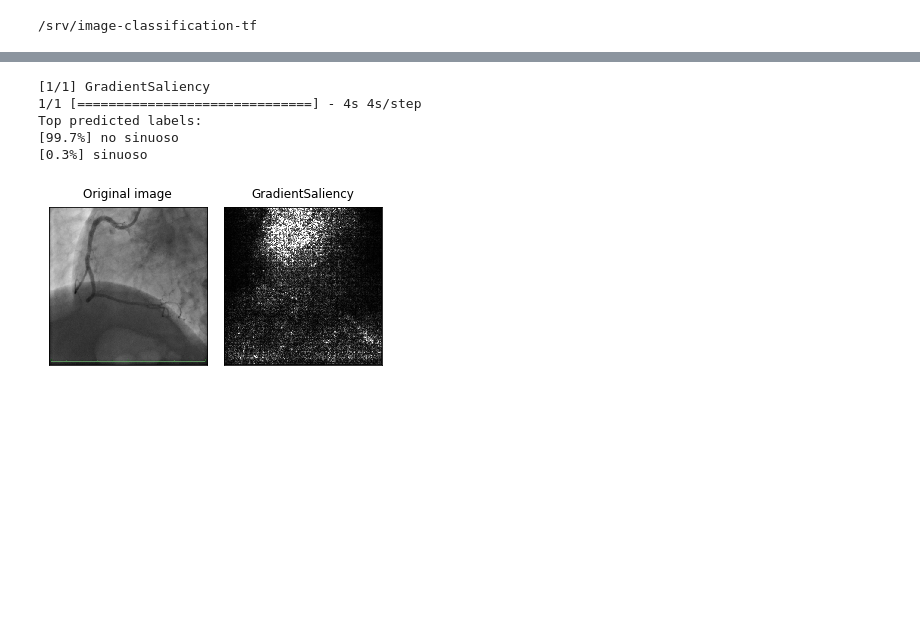
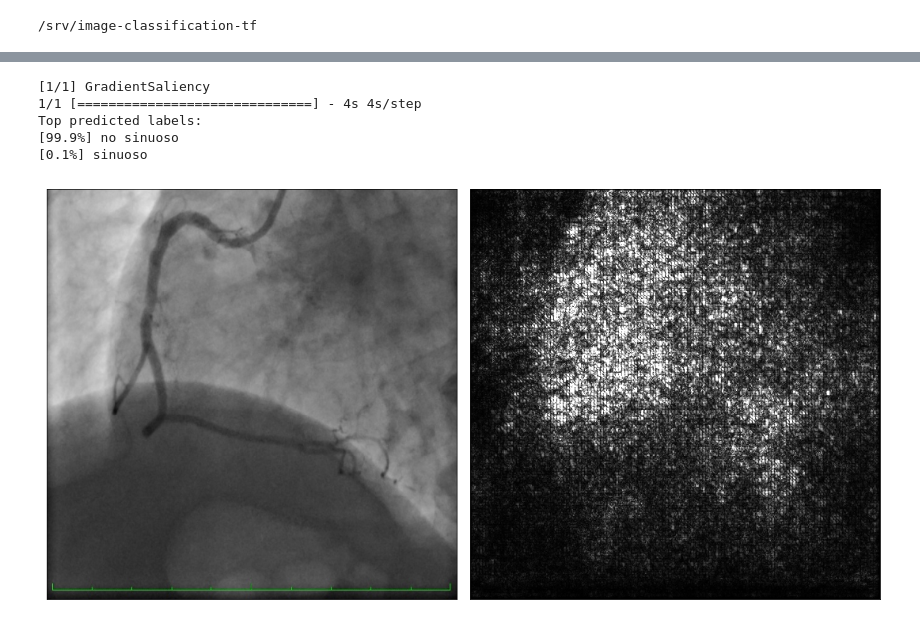
Before and after one commit to MiriamCobo/CoronaryArteries, a Jupyter notebook: notebooks/3.2-Saliency_maps-45.ipynb, the cells around one changed output, grey strips where cells are left out. Saved outputs shown, nothing was run; the diff lists cells and outputs as text; code cells hidden in the pictures; blank space fills up the shorter version.

```diff
--- a/notebooks/3.2-Saliency_maps-45.ipynb
+++ b/notebooks/3.2-Saliency_maps-45.ipynb
@@ -26,7 +26,7 @@ from imgclas.visualization.integrated_gradients import IntegratedGradients
 from imgclas.visualization.visual_backprop import VisualBackprop
 
 # User parameters to set
-TIMESTAMP = '2021-11-05_Tortuosidad_45_Xception_50ep'                       # timestamp of the model
+TIMESTAMP = '2022-04-19_Fold1SpAnd45Balanced_18ep_stop_16Batch'      # timestamp of the model
 MODEL_NAME = 'final_model.h5'                           # model to use to make the prediction
 TOP_K = 2                                               # number of top classes predictions to save
 
@@ -76,7 +64,7 @@ saliency_types = [GradientSaliency] # --> VisualBackprop seems to give errors
 # https://stackoverflow.com/questions/52606751/invalidargumenterror-input-10-is-both-fed-and-fetched posible solucion al error
 # solo deberiamos usar Gradients y GRadCAM de acuerdo con el paper
 # citado en https://glassboxmedicine.com/2019/10/12/guided-grad-cam-is-broken-sanity-checks-for-saliency-maps/
-figsize = 5
+figsize = 15
 fig, axs = plt.subplots(1, len(saliency_types)+1, figsize=(figsize*(len(saliency_types)), figsize))
 axbig=axs[0]
 
@@ -99,7 +87,7 @@ image = data_utils.load_image(FILEPATH)#
 image = data_utils.resize_im(image, height=conf['model']['image_size'], width=conf['model']['image_size'])
 
 axbig.imshow(image)
-axbig.set_title('Original image', fontsize=12, pad=10)
+# axbig.set_title('Original image', fontsize=12, pad=10)
 axbig.set_xticks([])
 axbig.set_yticks([])
 axbig.xaxis.set_visible(False)
@@ -117,7 +105,7 @@ for i, f in enumerate(saliency_types):
     mask = saliency_func.get_mask(img_arr)
     mask = np.sum(np.abs(mask), axis=2)
     axs[i].imshow(mask, cmap=plt.cm.gray, vmin=np.amin(mask), vmax=np.percentile(mask, 98))
-    axs[i].set_title(saliency_func.__class__.__name__, fontsize=12, pad=10)
+#     axs[i].set_title(saliency_func.__class__.__name__, fontsize=12, pad=10)
 
 # remove the x and y ticks
 for ax in axs:
@@ -126,7 +114,7 @@ for ax in axs:
     ax.yaxis.set_label_position("right")
 
 fig.tight_layout(pad=1.0)
-plt.savefig('/srv/image-results/saliencyMaps_4161_45_s.png',bbox_inches='tight')
+plt.savefig('/srv/image-results/saliencyMaps_4161_45_s.pdf',bbox_inches='tight')
 
 # Print predicted labels
 pred_lab, pred_prob = predict(model, FILEPATH, conf, top_K=TOP_K)#, filemode='local')
@@ -146,7 +134,7 @@ saliency_types = [GradientSaliency] # --> VisualBackprop seems to give errors
 # https://stackoverflow.com/questions/52606751/invalidargumenterror-input-10-is-both-fed-and-fetched posible solucion al error
 # solo deberiamos usar Gradients y GRadCAM de acuerdo con el paper
 # citado en https://glassboxmedicine.com/2019/10/12/guided-grad-cam-is-broken-sanity-checks-for-saliency-maps/
-figsize = 5
+figsize = 15
 fig, axs = plt.subplots(1, len(saliency_types)+1, figsize=(figsize*(len(saliency_types)), figsize))
 axbig=axs[0]
 
@@ -169,7 +157,7 @@ image = data_utils.load_image(FILEPATH)#
 image = data_utils.resize_im(image, height=conf['model']['image_size'], width=conf['model']['image_size'])
 
 axbig.imshow(image)
-axbig.set_title('Original image', fontsize=12, pad=10)
+# axbig.set_title('Original image', fontsize=12, pad=10)
 axbig.set_xticks([])
 axbig.set_yticks([])
 axbig.xaxis.set_visible(False)
@@ -178,35 +166,35 @@ axs = axs.T.flatten()
 # fig.delaxes(axs[1])
 axs = axs[1:]
 
 # Saliency maps
 for i, f in enumerate(saliency_types):
     print('[{}/{}] {}'.format(i+1, len(saliency_types), f.__name__))
     saliency_func = f(model)
 
     # Normal map
     mask = saliency_func.get_mask(img_arr)
     mask = np.sum(np.abs(mask), axis=2)
     axs[i].imshow(mask, cmap=plt.cm.gray, vmin=np.amin(mask), vmax=np.percentile(mask, 98))
-    axs[i].set_title(saliency_func.__class__.__name__, fontsize=12, pad=10)
+#     axs[i].set_title(saliency_func.__class__.__name__, fontsize=12, pad=10)
 
 # remove the x and y ticks
 for ax in axs:
     ax.set_xticks([])
     ax.set_yticks([])
     ax.yaxis.set_label_position("right")
 
 fig.tight_layout(pad=1.0)
-plt.savefig('/srv/image-results/saliencyMaps_6356_45_n.png',bbox_inches='tight')
+plt.savefig('/srv/image-results/saliencyMaps_6356_45_n.pdf',bbox_inches='tight')
 
 # Print predicted labels
 pred_lab, pred_prob = predict(model, FILEPATH, conf, top_K=TOP_K)#, filemode='local')
 print('Top predicted labels:')
 for j in range(pred_lab.shape[1]):
     print('[{:.1f}%] {}'.format(pred_prob[0, j] * 100, class_names[pred_lab[0, j]]))
 # %% [output]
 [1/1] GradientSaliency
 1/1 [==============================] - 4s 4s/step
 Top predicted labels:
-[99.7%] no sinuoso
-[0.3%] sinuoso
+[99.9%] no sinuoso
+[0.1%] sinuoso
-[figure, old version]
+[figure, new version]
```
Also changed, not shown: parts of 2 cells of this notebook, 4 other files.
